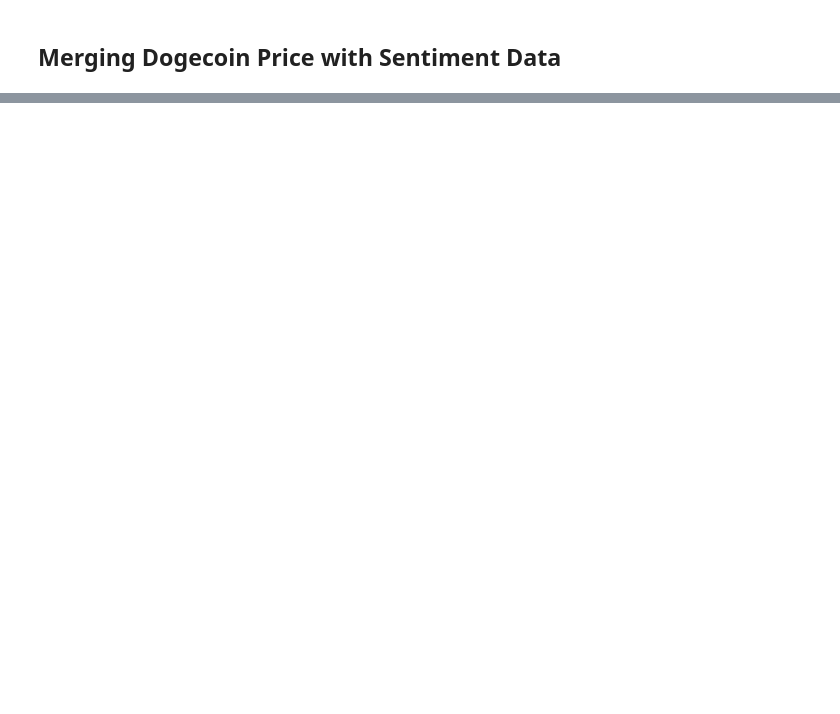
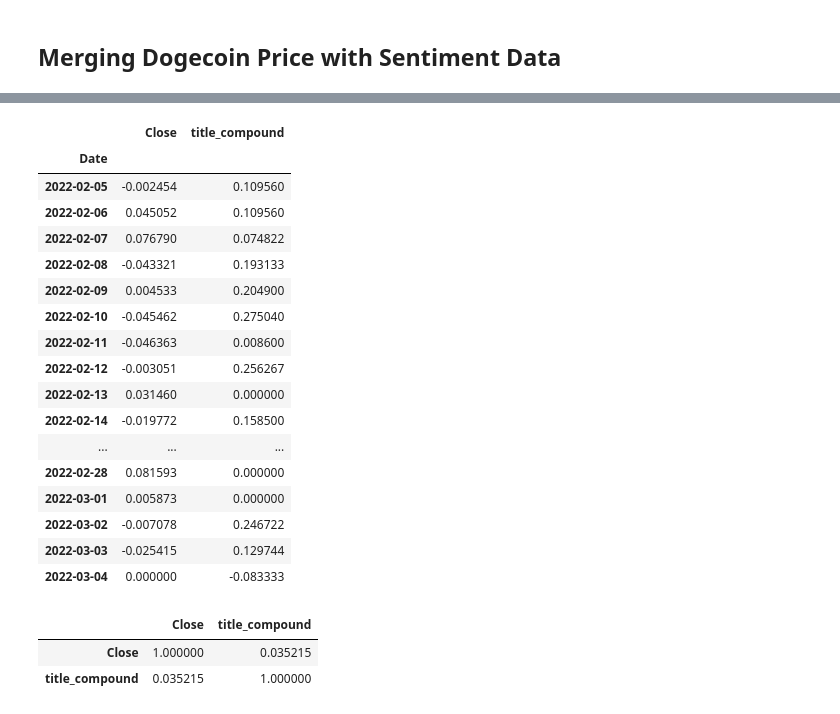
Before and after one commit to 1ightray/Group4, a Jupyter notebook: Sentiment_analysis.ipynb, the cells around one changed output, grey strips where cells are left out. Cells and saved outputs as stored; diff of their text form; code cells hidden in the pictures; blank space fills up the shorter version.

```diff
--- a/Sentiment_analysis.ipynb
+++ b/Sentiment_analysis.ipynb
@@ -203,0 +257,6 @@ print(news_df_edit)
+# %%
+# Use the drop function to drop extra columns
+doge_close = sentiment_closing_df.drop(columns=["title_compound", "Open", "High", "Low", "Adj Close", "Volume"])
+
+# Display sample data
+doge_close.head()
@@ -203,0 +271,6 @@ print(news_df_edit)
+# %%
+# Use the `pct_change` function to calculate daily returns of Dogecoin
+doge_returns = doge_close.pct_change().dropna()
+
+# Display sample data
+doge_returns.head()
@@ -203,0 +285,35 @@ print(news_df_edit)
+# %%
+# Use the drop function to drop extra columns
+sentiment_close = sentiment_closing_df.drop(columns=["Open", "High", "Low", "Close", "Adj Close", "Volume"])
+# %%
+# Merge Title compound from sentiment with Doge daily returns
+topic_sentiments = doge_returns.join(sentiment_close).dropna(how="any")
+
+# Display data
+display(topic_sentiments)
+# %% [output]
+|  | Close | title_compound |
+| Date |  |  |
+| 2022-02-05 | -0.002454 | 0.109560 |
+| 2022-02-06 | 0.045052 | 0.109560 |
+| 2022-02-07 | 0.076790 | 0.074822 |
+| 2022-02-08 | -0.043321 | 0.193133 |
+| 2022-02-09 | 0.004533 | 0.204900 |
+| 2022-02-10 | -0.045462 | 0.275040 |
+| 2022-02-11 | -0.046363 | 0.008600 |
+| 2022-02-12 | -0.003051 | 0.256267 |
+| 2022-02-13 | 0.031460 | 0.000000 |
+| 2022-02-14 | -0.019772 | 0.158500 |
+| ... | ... | ... |
+| 2022-02-28 | 0.081593 | 0.000000 |
+| 2022-03-01 | 0.005873 | 0.000000 |
+| 2022-03-02 | -0.007078 | 0.246722 |
+| 2022-03-03 | -0.025415 | 0.129744 |
+| 2022-03-04 | 0.000000 | -0.083333 |
+# %%
+# Correlate the Title sentiment to returns
+topic_sentiments.corr().style.background_gradient()
+# %% [output]
+|  | Close | title_compound |
+| Close | 1.000000 | 0.035215 |
+| title_compound | 0.035215 | 1.000000 |
```
Also changed, not shown: parts of 21 cells of this notebook, 6 other files.
